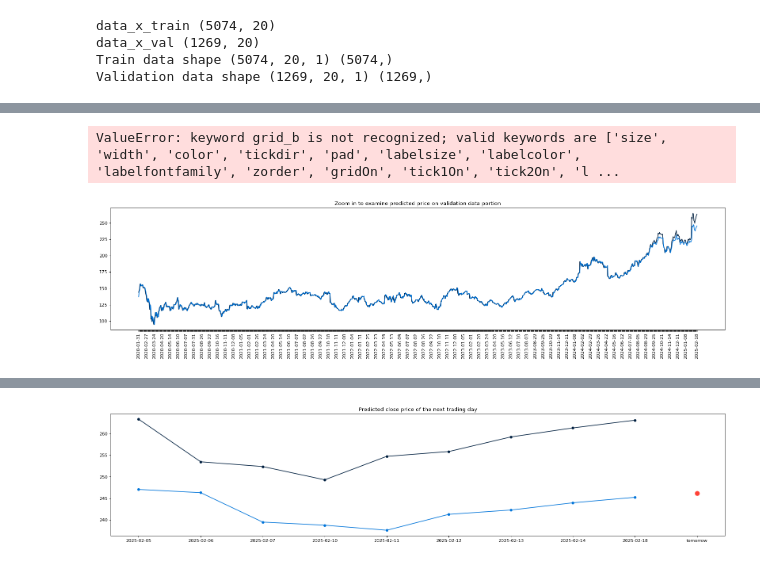
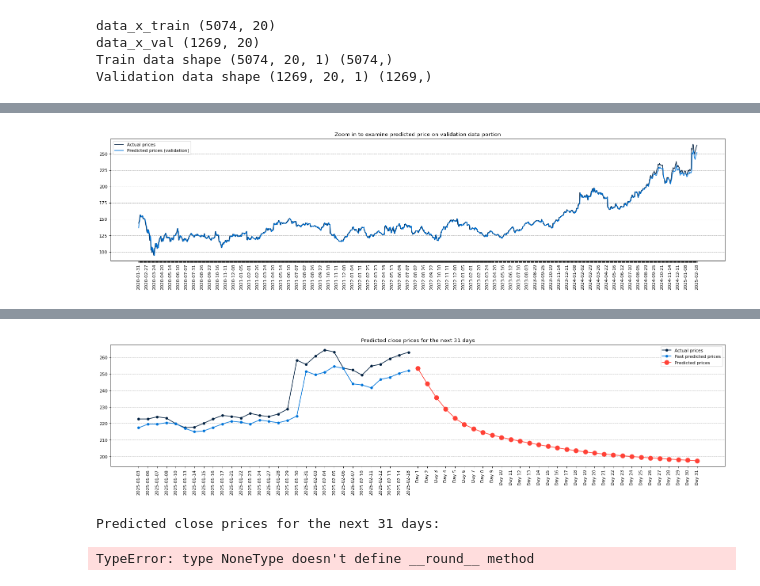
Before and after one commit to Daiyan-Zubaier/Stock-Price-Predictor, a Jupyter notebook: Stock_Predictor_Daiyan_&_Rajit.ipynb, the cells around one changed output, grey strips where cells are left out. Saved outputs shown, nothing was run; the diff lists cells and outputs as text; code cells hidden in the pictures.

Commit message:
Added forecast time

```diff
--- a/Stock_Predictor_Daiyan_&_Rajit.ipynb
+++ b/Stock_Predictor_Daiyan_&_Rajit.ipynb
@@ -81,7 +77,7 @@ config = {
         "dropout": 0.2,
     },
     "training": {
-        "device": "cpu",
+        "device": "cuda",
         "batch_size": 64,
         # Train for x cycles
         "num_epoch": 100,
@@ -407,72 +402,80 @@ plt.title("Zoom in to examine predicted price on validation data portion")
 xticks = [to_plot_data_date[i] if ((i%int(config["plots"]["xticks_interval"]/5)==0 and (len(to_plot_data_date)-i) > config["plots"]["xticks_interval"]/6) or i==len(to_plot_data_date)-1) else None for i in range(len(to_plot_data_date))] # make x ticks nice
 xs = np.arange(0,len(xticks))
 plt.xticks(xs, xticks, rotation='vertical')
-plt.grid(b=None, which='major', axis='y', linestyle='--')
+plt.grid(visible=None, which='major', axis='y', linestyle='--')
 plt.legend()
 plt.show()
 # %% [output]
-ValueError: keyword grid_b is not recognized; valid keywords are ['size', 'width', 'color', 'tickdir', 'pad', 'labelsize', 'labelcolor', 'labelfontfamily', 'zorder', 'gridOn', 'tick1On', 'tick2On', 'l ...
-[figure, old version]
+[figure, new version]
 # %%
-# predict the closing price of the next trading day
+# predict the closing price of the next 31 trading days
 
-model.eval() # Prime for predicting (turn off dropout and normalize data)
+model.eval()  # Prime for predicting (turn off dropout and normalize data)
 
-predictions = np.array([])
+predictions = []  # Use a list to collect predictions
 current_sequence = data_x_unseen.copy()
 
-forecast_time = 7
+forecast_time = 31
 
 for i in range(forecast_time):
-  x = torch.tensor(current_sequence).float().to(config["training"]["device"]).unsqueeze(0).unsqueeze(2) # this is the data type and shape required, [batch, sequence, feature]
-  next_price_tensor = model(x)       # Prediction
-  next_price = next_price_tensor.cpu().detach().numpy()[0]
-  predictions = np.append(predictions, next_price)
-  current_sequence = np.append(current_sequence[1:], next_price)  # Remove first element and add new predicted price
+    x = torch.tensor(current_sequence).float().to(config["training"]["device"]).unsqueeze(0).unsqueeze(2)  # Prepare input data
+    next_price_tensor = model(x)  # Get prediction
+    next_price = next_price_tensor.cpu().detach().numpy()[0]  # Convert to numpy
+    predictions.append(next_price)  # Append the predicted price to the list
+    current_sequence = np.append(current_sequence[1:], next_price)  # Update sequence
 
+# Convert predictions list to a numpy array and inverse transform
+predictions = np.array(predictions)  # Convert to numpy array
+predicted_prices = scaler.inverse_transform(predictions.reshape(-1, 1))  # Reshape and inverse transform
 
+for i in range(forecast_time):
+    print(f"Day {i+1}: {round(predicted_prices[i, 0], 2)}")
 
-# --------------------------
+# Prepare data for plotting
 # Prepare data for plotting
 # --------------------------
-plot_range = 10  # Number of days to plot (last 9 days + the predicted day)
+plot_range = forecast_time  # Forecast for 31 days
 
-# Initialize arrays to hold data for the last plot_range days
-to_plot_data_y_val = np.zeros(plot_range)       # Actual validation prices
-to_plot_data_y_val_pred = np.zeros(plot_range)    # Past predicted prices from validation
-to_plot_data_y_test_pred = np.zeros(plot_range)   # Our forecast (next day's prediction)
+# Initialize arrays to hold data for the forecast plot
+# Ensure that to_plot_data_y_val has the same length as plot_date_test
+to_plot_data_y_val = np.zeros(len(plot_date_test))  # Actual validation prices, extended to cover forecast dates
+to_plot_data_y_val_pred = np.zeros(len(plot_date_test)) # Past predicted prices from validation, extended to cover forecast dates
+to_plot_data_y_test_pred = np.zeros(len(plot_date_test))  # Our forecasted prices (for all forecast time)
 
-# Fill the first plot_range-1 indices with actual and past predicted values
-# (using the last plot_range-1 entries from the validation data)
+# Fill the relevant parts of the arrays with actual, past predicted, and forecasted values
 to_plot_data_y_val[:plot_range-1] = scaler.inverse_transform(data_y_val)[-plot_range+1:]
 to_plot_data_y_val_pred[:plot_range-1] = scaler.inverse_transform(predicted_val)[-plot_range+1:]
-
-# For the forecasted next day, use the first prediction from our predictions array.
-# Convert the scalar into a 2D array so that scaler.inverse_transform works properly.
-next_day_pred = scaler.inverse_transform(np.array([[predictions[0]]]))[0, 0]
-to_plot_data_y_test_pred[plot_range-1] = next_day_pred
+to_plot_data_y_test_pred[plot_range-1:] = predicted_prices.flatten()  # Assign forecasted prices to the correct indices
 
 # Replace zeros with None so that they are not plotted (this creates gaps where there is no data)
 to_plot_data_y_val = np.where(to_plot_data_y_val == 0, None, to_plot_data_y_val)
 to_plot_data_y_val_pred = np.where(to_plot_data_y_val_pred == 0, None, to_plot_data_y_val_pred)
 to_plot_data_y_test_pred = np.where(to_plot_data_y_test_pred == 0, None, to_plot_data_y_test_pred)
 
-# Prepare the x-axis dates: take the last plot_range-1 dates and append "tomorrow"
+
+# Prepare the x-axis dates: take the last plot_range-1 dates and append the forecasted dates
 plot_date_test = list(data_date[-plot_range+1:])  # Ensure we have a list of dates
-plot_date_test.append("tomorrow")
+forecast_dates = [f"Day {i+1}" for i in range(forecast_time)]  # Label each predicted day as "Day 1", "Day 2", etc.
+plot_date_test.extend(forecast_dates)
 
 # --------------------------
 # Plot the data
 # --------------------------
 fig = plt.figure(figsize=(25, 5), dpi=80)
 fig.patch.set_facecolor((1.0, 1.0, 1.0))
+
 plt.plot(plot_date_test, to_plot_data_y_val, label="Actual prices", marker=".", markersize=10, color=config["plots"]["color_actual"])
 plt.plot(plot_date_test, to_plot_data_y_val_pred, label="Past predicted prices", marker=".", markersize=10, color=config["plots"]["color_pred_val"])
-plt.plot(plot_date_test, to_plot_data_y_test_pred, label="Predicted price for next day", marker=".", markersize=20, color=config["plots"]["color_pred_test"])
-plt.title("Predicted close price of the next trading day")
-plt.grid(b=None, which='major', axis='y', linestyle='--')
+plt.plot(plot_date_test, to_plot_data_y_test_pred, label="Predicted prices", marker=".", markersize=20, color=config["plots"]["color_pred_test"])
+
+plt.title(f"Predicted close prices for the next {forecast_time} days")
+plt.grid(visible=None, which='major', axis='y', linestyle='--')
 plt.legend()
+plt.xticks(rotation='vertical')
 plt.show()
 
-print("Predicted close price of the next trading day:", round(to_plot_data_y_test_pred[plot_range-1], 2))
+# Print the predicted prices for the next forecast_time days
+print(f"Predicted close prices for the next {forecast_time} days:")
+for i in range(forecast_time):
+    print(f"Day {i+1}: {round(to_plot_data_y_test_pred[i], 2)}")
 # %% [output]
@@ -480 +499,3 @@ ValueError: keyword grid_b is not recognized; valid keywords are ['size', 'width
-[figure, old version]
+[figure, new version]
+Predicted close prices for the next 31 days:
+TypeError: type NoneType doesn't define __round__ method
```
Also changed, not shown: parts of 4 cells of this notebook.
